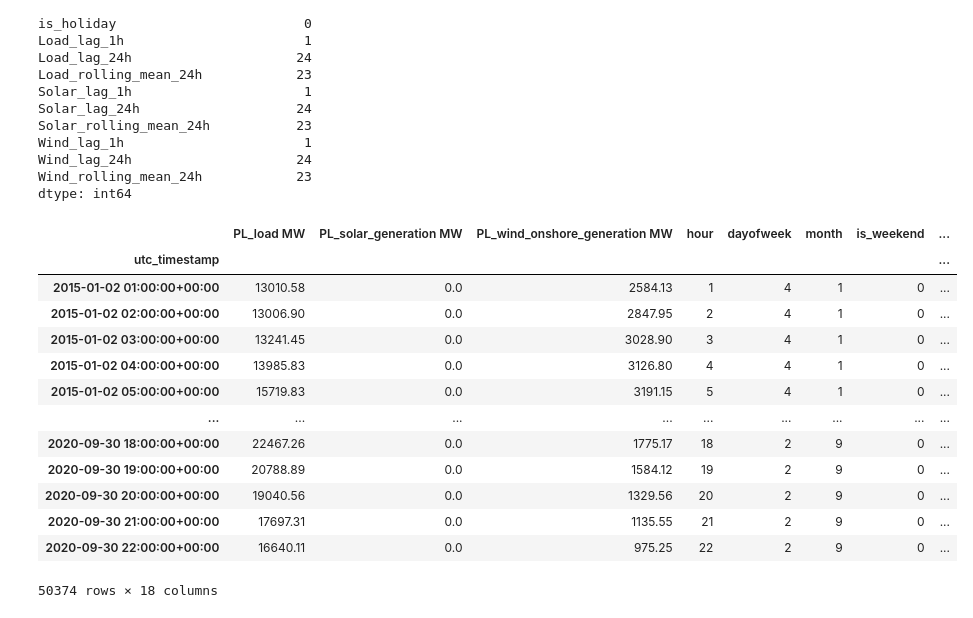
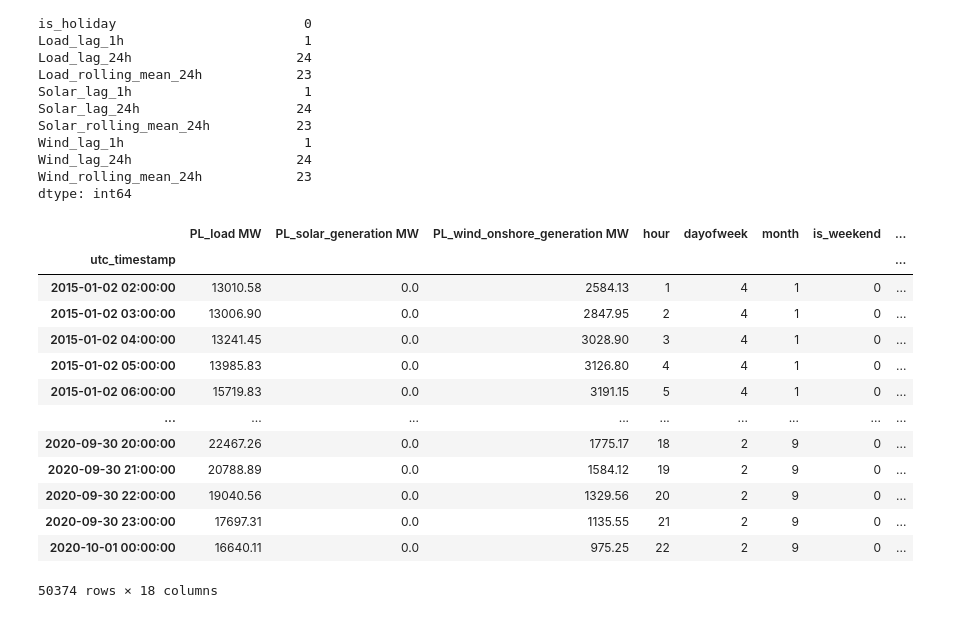
Before and after one commit to drSKleszcz/Energy-Demand-Prediction, a Jupyter notebook: notebooks/cleaning_energy_data.ipynb, the cells around one changed output. Cells and saved outputs as stored; diff of their text form; code cells hidden in the pictures.

```diff
--- a/notebooks/cleaning_energy_data.ipynb
+++ b/notebooks/cleaning_energy_data.ipynb
@@ -160,21 +160,22 @@ Wind_rolling_mean_24h            23
 dtype: int64
 # %%
 df_pl = df_pl.dropna()
+df_pl.index = df_pl.index.tz_convert("Europe/Warsaw").tz_localize(None)
 df_pl
 # %% [output]
 |  | PL_load MW | PL_solar_generation MW | PL_wind_onshore_generation MW | hour | dayofweek | month | is_weekend | ... |
 | utc_timestamp |  |  |  |  |  |  |  | ... |
-| 2015-01-02 01:00:00+00:00 | 13010.58 | 0.0 | 2584.13 | 1 | 4 | 1 | 0 | ... |
-| 2015-01-02 02:00:00+00:00 | 13006.90 | 0.0 | 2847.95 | 2 | 4 | 1 | 0 | ... |
-| 2015-01-02 03:00:00+00:00 | 13241.45 | 0.0 | 3028.90 | 3 | 4 | 1 | 0 | ... |
-| 2015-01-02 04:00:00+00:00 | 13985.83 | 0.0 | 3126.80 | 4 | 4 | 1 | 0 | ... |
-| 2015-01-02 05:00:00+00:00 | 15719.83 | 0.0 | 3191.15 | 5 | 4 | 1 | 0 | ... |
+| 2015-01-02 02:00:00 | 13010.58 | 0.0 | 2584.13 | 1 | 4 | 1 | 0 | ... |
+| 2015-01-02 03:00:00 | 13006.90 | 0.0 | 2847.95 | 2 | 4 | 1 | 0 | ... |
+| 2015-01-02 04:00:00 | 13241.45 | 0.0 | 3028.90 | 3 | 4 | 1 | 0 | ... |
+| 2015-01-02 05:00:00 | 13985.83 | 0.0 | 3126.80 | 4 | 4 | 1 | 0 | ... |
+| 2015-01-02 06:00:00 | 15719.83 | 0.0 | 3191.15 | 5 | 4 | 1 | 0 | ... |
 | ... | ... | ... | ... | ... | ... | ... | ... | ... |
-| 2020-09-30 18:00:00+00:00 | 22467.26 | 0.0 | 1775.17 | 18 | 2 | 9 | 0 | ... |
-| 2020-09-30 19:00:00+00:00 | 20788.89 | 0.0 | 1584.12 | 19 | 2 | 9 | 0 | ... |
-| 2020-09-30 20:00:00+00:00 | 19040.56 | 0.0 | 1329.56 | 20 | 2 | 9 | 0 | ... |
-| 2020-09-30 21:00:00+00:00 | 17697.31 | 0.0 | 1135.55 | 21 | 2 | 9 | 0 | ... |
-| 2020-09-30 22:00:00+00:00 | 16640.11 | 0.0 | 975.25 | 22 | 2 | 9 | 0 | ... |
+| 2020-09-30 20:00:00 | 22467.26 | 0.0 | 1775.17 | 18 | 2 | 9 | 0 | ... |
+| 2020-09-30 21:00:00 | 20788.89 | 0.0 | 1584.12 | 19 | 2 | 9 | 0 | ... |
+| 2020-09-30 22:00:00 | 19040.56 | 0.0 | 1329.56 | 20 | 2 | 9 | 0 | ... |
+| 2020-09-30 23:00:00 | 17697.31 | 0.0 | 1135.55 | 21 | 2 | 9 | 0 | ... |
+| 2020-10-01 00:00:00 | 16640.11 | 0.0 | 975.25 | 22 | 2 | 9 | 0 | ... |
 50374 rows × 18 columns
 # %%
 base_directory
```
Also changed, not shown: 10 other files.
